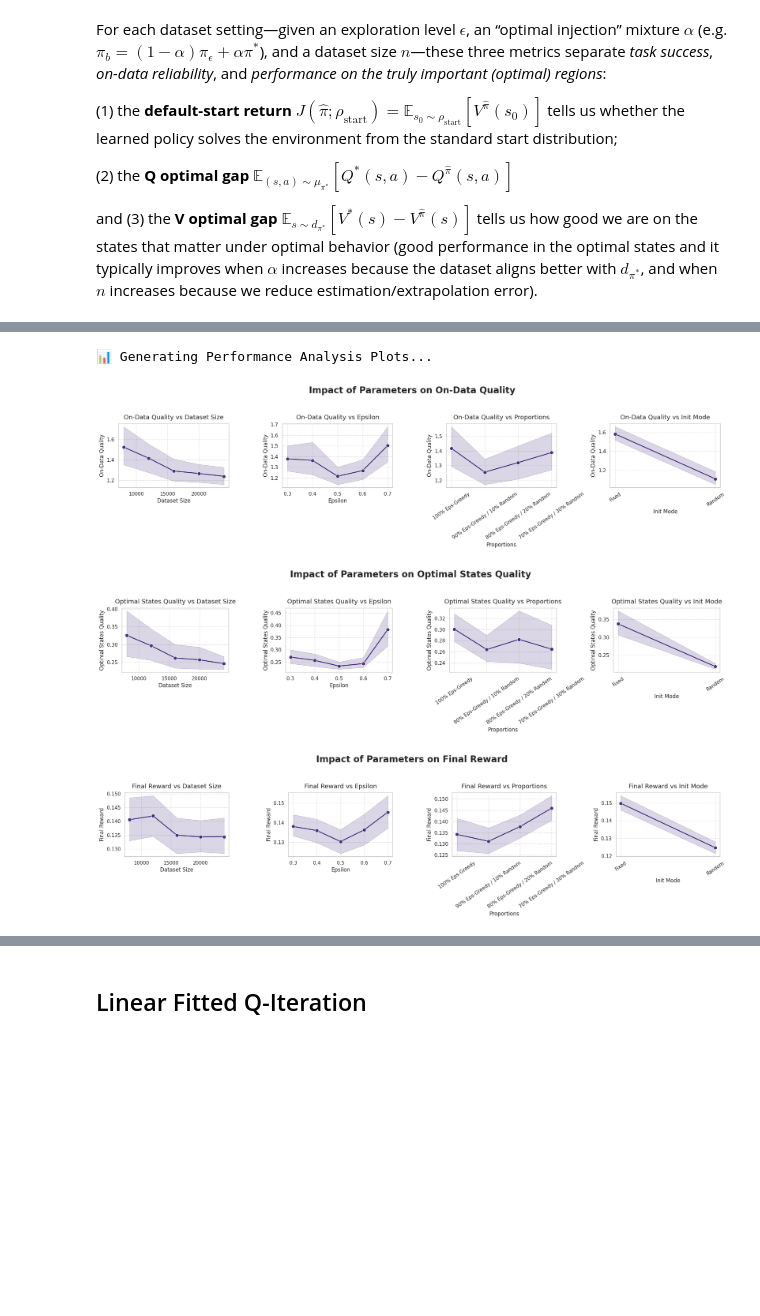
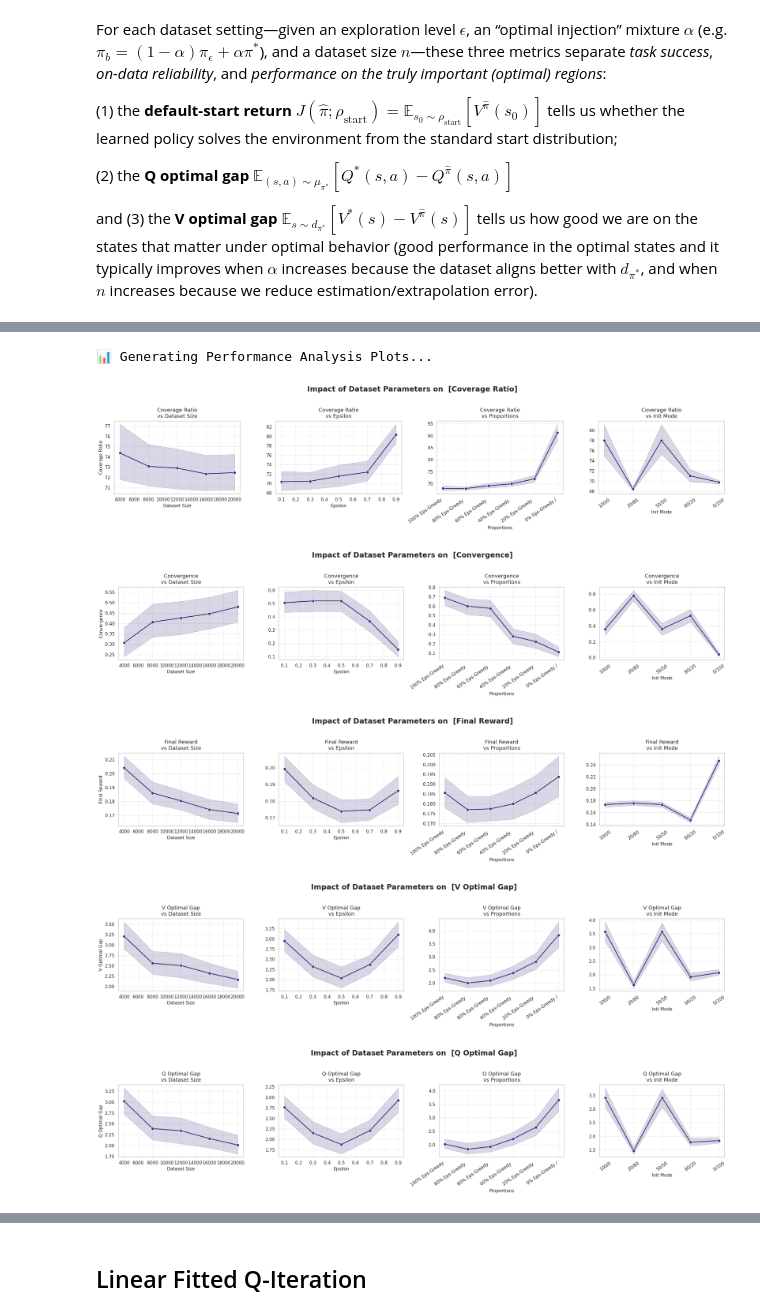
Before and after one commit to maaurod/FOGAS, a Jupyter notebook: testing_vectorized/10grid_tabular.ipynb, the cells around one changed output, grey strips where cells are left out. Drawn from its saved outputs; the diff is of its cells as text; code cells hidden in the pictures; blank space fills up the shorter version.

```diff
--- a/testing_vectorized/10grid_tabular.ipynb
+++ b/testing_vectorized/10grid_tabular.ipynb
@@ -595,6 +602,18 @@ y_vars = ["Coverage Ratio", "Convergence", "Final Reward", "V Optimal Gap", "Q O
 
 # Columns that need x-tick rotation (categorical)
 ROTATE_COLS = {"Proportions", "Init Mode"}
+
+# ── Short-label mapping for Proportions ───────────────────────────────────────
+def shorten_proportion_label(label):
+    """Convert e.g. '[(opt,0.3,rand,0.7)]' → 'opt30/rnd70'."""
+    import re
+    parts = re.findall(r"'?(\w+)'?\s*[,:]\s*([\d.]+)", str(label))
+    if parts:
+        return "/".join(
+            f"{name[:3]}{int(float(ratio)*100)}"
+            for name, ratio in parts
+        )
+    return str(label)[:15]
 
 print("📊 Generating Performance Analysis Plots...")
 
@@ -607,82 +626,46 @@ for y_var in y_vars:
     fig.suptitle(f'Impact of Dataset Parameters on  [{y_var}]',
                  fontsize=18, fontweight='bold', y=1.03)
 
     for i, x_var in enumerate(x_vars):
         ax = axes[i]
         if x_var not in df_results.columns:
             ax.set_visible(False)
             continue
 
         sns.lineplot(
             data=df_results,
             x=x_var,
             y=y_var,
             marker='o',
             markersize=7,
             linewidth=2,
             err_style="band",
             ax=ax,
         )
 
         ax.set_title(f'{y_var}\nvs {x_var}', fontsize=13, pad=8)
         ax.set_xlabel(x_var, fontsize=11)
         ax.set_ylabel(y_var if i == 0 else "", fontsize=11)
         ax.grid(True, linestyle="--", alpha=0.5)
 
         if x_var in ROTATE_COLS:
             ax.tick_params(axis='x', rotation=35)
 
+        # ── Shorten Proportions tick labels ───────────────────────────────
+        if x_var == "Proportions":
+            ax.set_xticks(ax.get_xticks())                  # fix locator first
+            ax.set_xticklabels(
+                [shorten_proportion_label(t.get_text()) for t in ax.get_xticklabels()],
+                rotation=35, ha='right'
+            )
+
     plt.tight_layout()
     plt.show()
+# %% [output]
+📊 Generating Performance Analysis Plots...
+[figure, added]
+[figure, added]
+[figure, added]
+[figure, added]
+[figure, added]
-# %%
-# Set premium aesthetics
-sns.set_theme(style="whitegrid", palette="viridis")
-plt.rcParams['figure.dpi'] = 100
-
-# Define variables for analysis (Log Coverage removed, Reward is 'Final Reward')
-x_vars = ["Dataset Size", "Epsilon", "Proportions", "Init Mode"]
-y_vars = ["On-Data Quality", "Optimal States Quality", "Final Reward"]
-
-print("📊 Generating Performance Analysis Plots...")
-
-# Create one row of plots for each Y metric
-for y_var in y_vars:
-    if y_var not in df_results.columns:
-        print(f"⚠️ Warning: {y_var} not found in results dataframe.")
-        continue
-
-    fig, axes = plt.subplots(1, len(x_vars), figsize=(20, 5))
-    fig.suptitle(f'Impact of Parameters on {y_var}', fontsize=20, y=1.05, fontweight='bold')
-
-    for i, x_var in enumerate(x_vars):
-        if x_var in df_results.columns:
-            # Create the line plot
-            sns.lineplot(
-                data=df_results,
-                x=x_var,
-                y=y_var,
-                marker='o',
-                markersize=8,
-                linewidth=2,
-                err_style="band",
-                ax=axes[i]
-            )
-
-            # Styling
-            axes[i].set_title(f'{y_var} vs {x_var}', fontsize=14, pad=10)
-            axes[i].grid(True, linestyle="--", alpha=0.6)
-
-            # Handle rotation for categorical-like labels
-            if x_var in ["Proportions", "Init Mode"]:
-                axes[i].tick_params(axis='x', rotation=35)
-        else:
-            axes[i].set_visible(False)
-
-    plt.tight_layout()
-    plt.show()
-# %% [output]
-📊 Generating Performance Analysis Plots...
-[figure, removed]
-[figure, removed]
-[figure, removed]
 # %%
```
Also changed, not shown: parts of 10 cells of this notebook, 42 other files.
